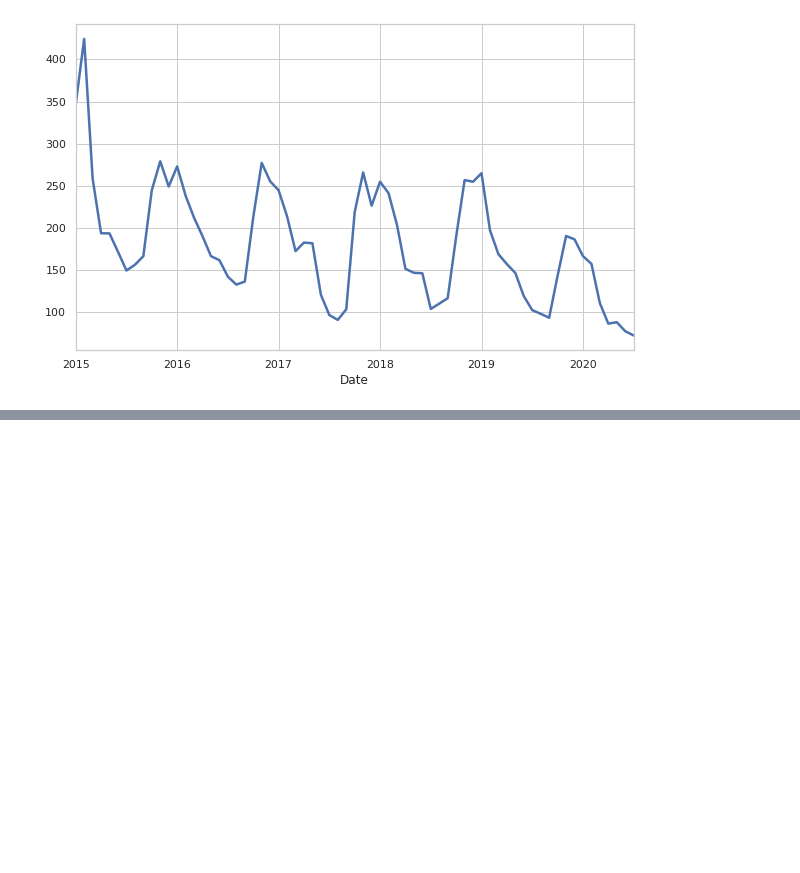
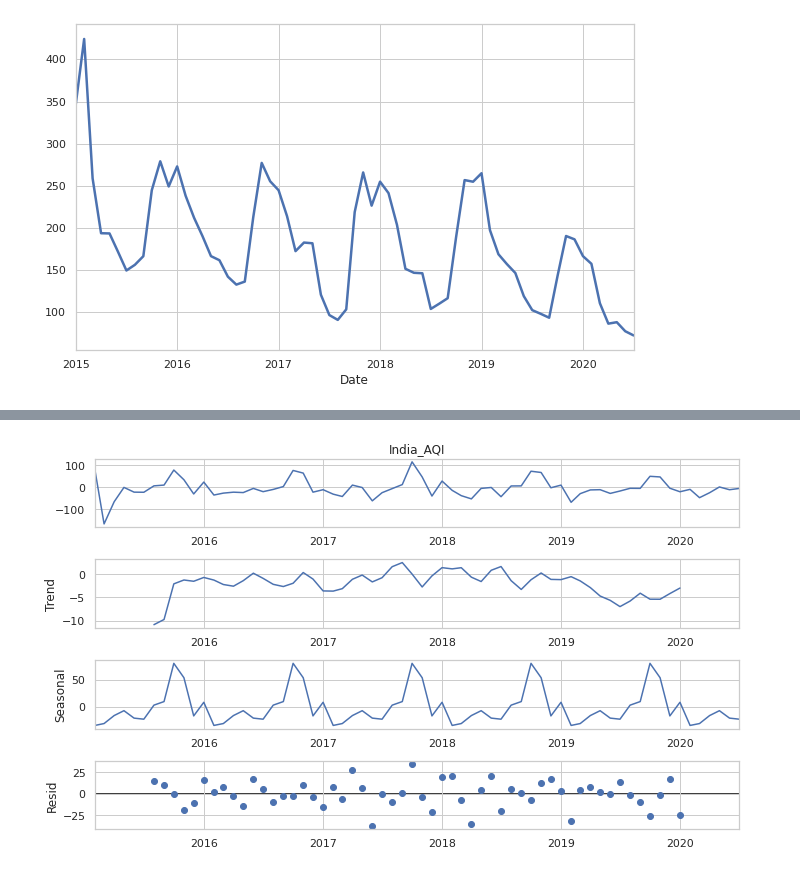
Before and after one commit to Aishwarya-Sarkar/Analysing-and-Forecasting-India-s-AQI, a Jupyter notebook: Time series analysis + Forecasting.ipynb, the cells around one changed output, grey strips where cells are left out. Saved outputs shown, nothing was run; the diff lists cells and outputs as text; code cells hidden in the pictures; blank space fills up the shorter version.

```diff
--- a/Time series analysis + Forecasting.ipynb
+++ b/Time series analysis + Forecasting.ipynb
@@ -77,0 +108,6 @@ cities['India_AQI'].plot(kind='line',grid=True,figsize=(10, 6), linewidth=2.5)
+# %%
+diff = cities['India_AQI'].diff(1)
+diff.dropna(inplace=True)
+fig = seasonal_decompose(diff, model='additive').plot()
+# %% [output]
+[figure, added]
```
Also changed, not shown: parts of 11 cells of this notebook.
